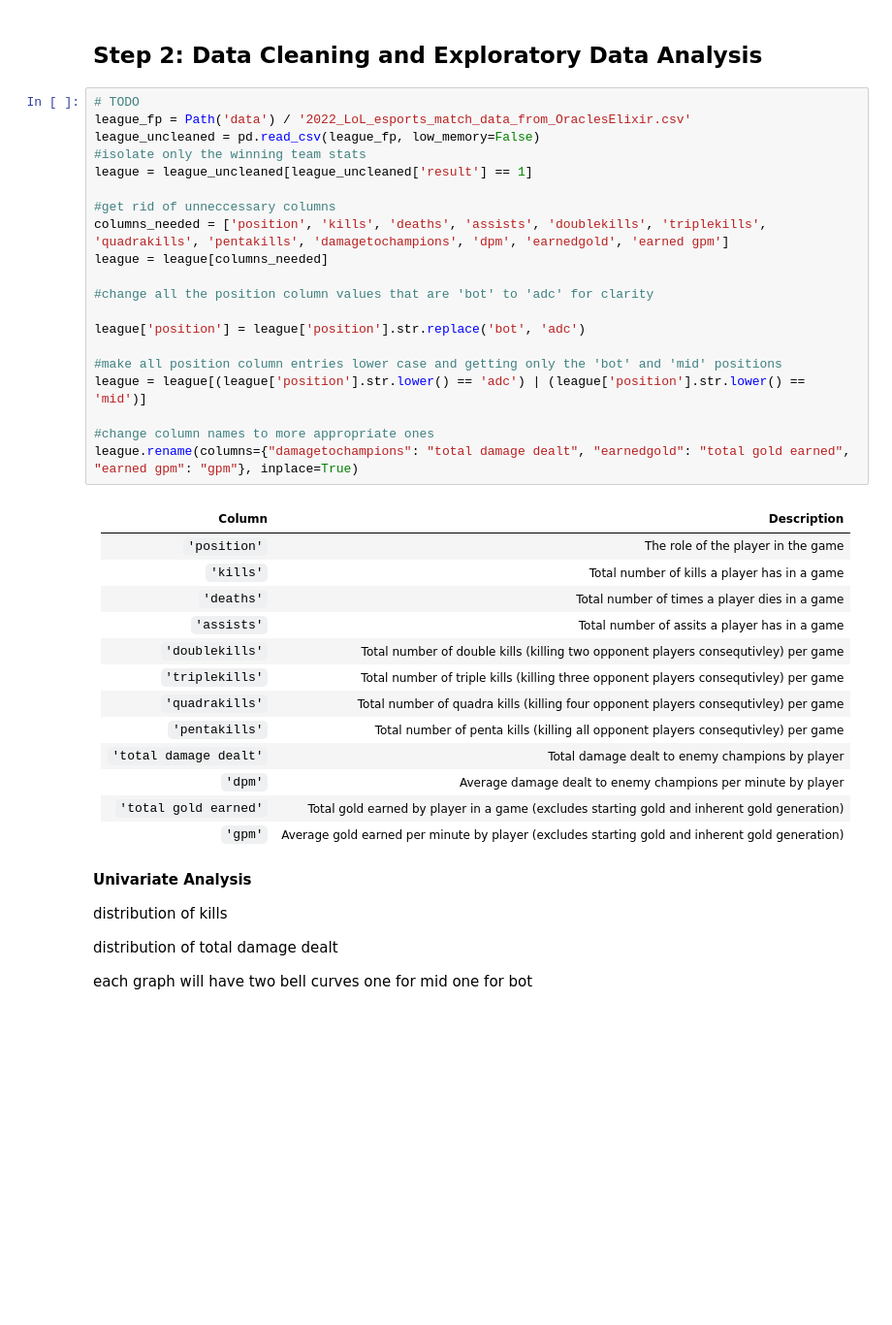
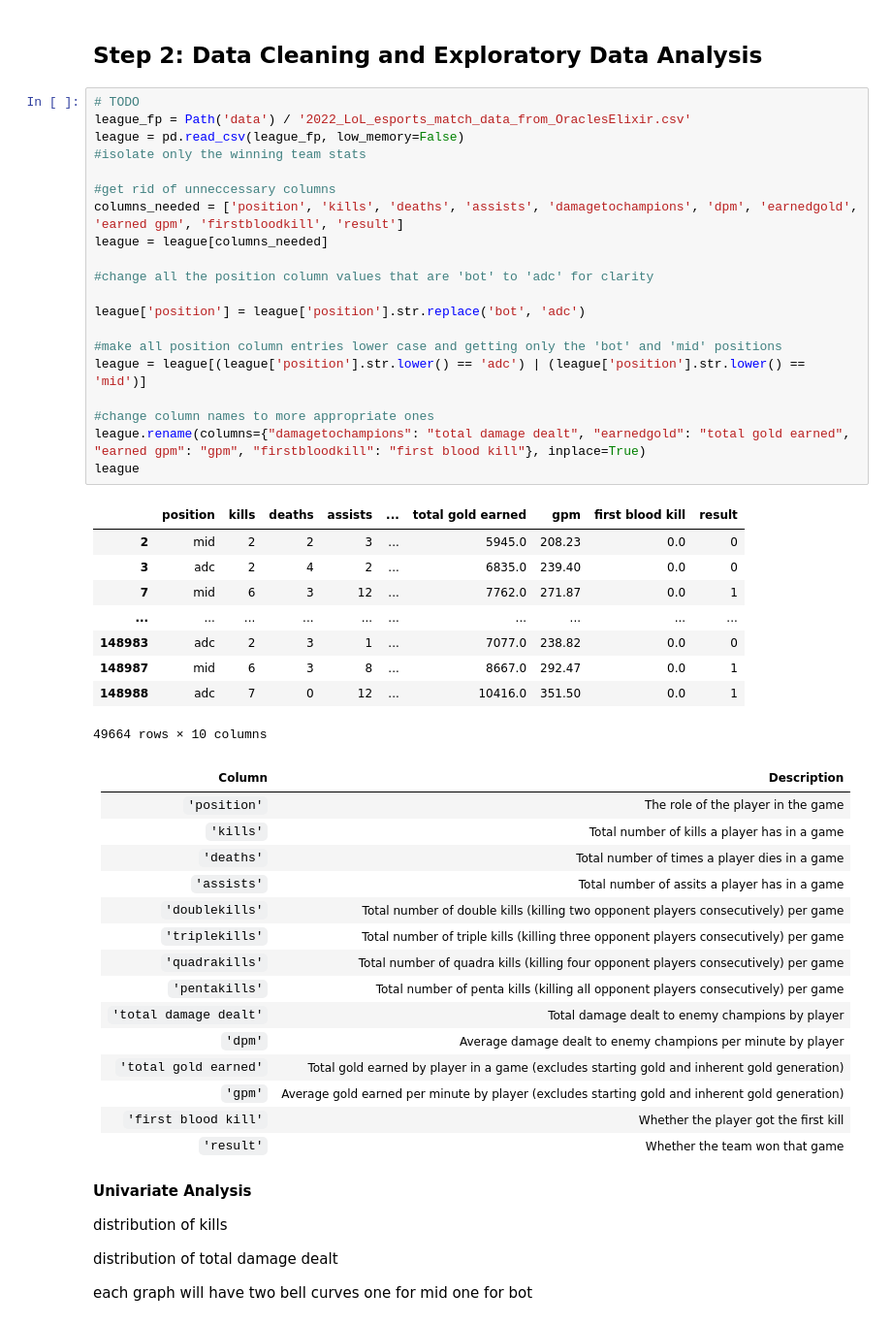
Before and after one commit to skvillamin/league-predictions, a Jupyter notebook: template.ipynb, the cells around one changed output. Shown: that part at 97% size. Drawn from its saved outputs; the diff is of its cells as text; blank space fills up the shorter version.

```diff
--- a/template.ipynb
+++ b/template.ipynb
@@ -32,23 +32,33 @@ Things to consider:
 # %%
 # TODO
 league_fp = Path('data') / '2022_LoL_esports_match_data_from_OraclesElixir.csv'
-league_uncleaned = pd.read_csv(league_fp, low_memory=False)
+league = pd.read_csv(league_fp, low_memory=False)
 #isolate only the winning team stats
-league = league_uncleaned[league_uncleaned['result'] == 1]
 
 #get rid of unneccessary columns
-columns_needed = ['position', 'kills', 'deaths', 'assists', 'doublekills', 'triplekills', 'quadrakills', 'pentakills', 'damagetochampions', 'dpm', 'earnedgold', 'earned gpm']
+columns_needed = ['position', 'kills', 'deaths', 'assists', 'damagetochampions', 'dpm', 'earnedgold', 'earned gpm', 'firstbloodkill', 'result']
 league = league[columns_needed]
 
 #change all the position column values that are 'bot' to 'adc' for clarity
 
 league['position'] = league['position'].str.replace('bot', 'adc')
 
 #make all position column entries lower case and getting only the 'bot' and 'mid' positions
 league = league[(league['position'].str.lower() == 'adc') | (league['position'].str.lower() == 'mid')]
 
 #change column names to more appropriate ones
-league.rename(columns={"damagetochampions": "total damage dealt", "earnedgold": "total gold earned", "earned gpm": "gpm"}, inplace=True)
+league.rename(columns={"damagetochampions": "total damage dealt", "earnedgold": "total gold earned", "earned gpm": "gpm", "firstbloodkill": "first blood kill"}, inplace=True)
+league
+# %% [output]
+|  | position | kills | deaths | assists | ... | total gold earned | gpm | first blood kill | result |
+| 2 | mid | 2 | 2 | 3 | ... | 5945.0 | 208.23 | 0.0 | 0 |
+| 3 | adc | 2 | 4 | 2 | ... | 6835.0 | 239.40 | 0.0 | 0 |
+| 7 | mid | 6 | 3 | 12 | ... | 7762.0 | 271.87 | 0.0 | 1 |
+| ... | ... | ... | ... | ... | ... | ... | ... | ... | ... |
+| 148983 | adc | 2 | 3 | 1 | ... | 7077.0 | 238.82 | 0.0 | 0 |
+| 148987 | mid | 6 | 3 | 8 | ... | 8667.0 | 292.47 | 0.0 | 1 |
+| 148988 | adc | 7 | 0 | 12 | ... | 10416.0 | 351.50 | 0.0 | 1 |
+49664 rows × 10 columns
 # %% [markdown]
 | Column | Description|
 | --- | --- |
@@ -56,14 +66,16 @@ league.rename(columns={"damagetochampions": "total damage dealt", "earnedgold":
 | `'kills'` | Total number of kills a player has in a game |
 | `'deaths'` | Total number of times a player dies in a game |
 | `'assists'` | Total number of assits a player has in a game |
-| `'doublekills'` | Total number of double kills (killing two opponent players consequtivley) per game |
-| `'triplekills'` | Total number of triple kills (killing three opponent players consequtivley) per game |
-| `'quadrakills'` | Total number of quadra kills (killing four opponent players consequtivley) per game |
-| `'pentakills'` | Total number of penta kills (killing all opponent players consequtivley) per game |
+| `'doublekills'` | Total number of double kills (killing two opponent players consecutively) per game |
+| `'triplekills'` | Total number of triple kills (killing three opponent players consecutively) per game |
+| `'quadrakills'` | Total number of quadra kills (killing four opponent players consecutively) per game |
+| `'pentakills'` | Total number of penta kills (killing all opponent players consecutively) per game |
 | `'total damage dealt'` | Total damage dealt to enemy champions by player|
 | `'dpm'` | Average damage dealt to enemy champions per minute by player|
 | `'total gold earned'` | Total gold earned by player in a game (excludes starting gold and inherent gold generation) |
 | `'gpm'` | Average gold earned per minute by player (excludes starting gold and inherent gold generation) |
+| `'first blood kill'` | Whether the player got the first kill
+| `'result'` | Whether the team won that game
 # %% [markdown]
 **Univariate Analysis**
 
```
Also changed, not shown: parts of 8 cells of this notebook.
